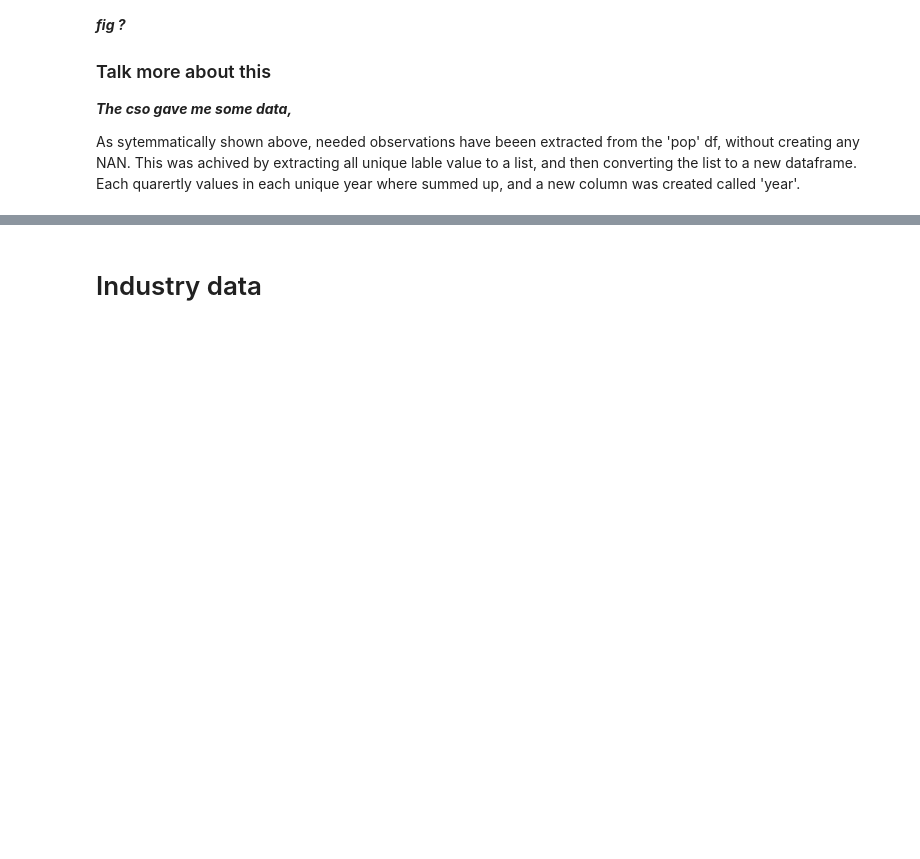
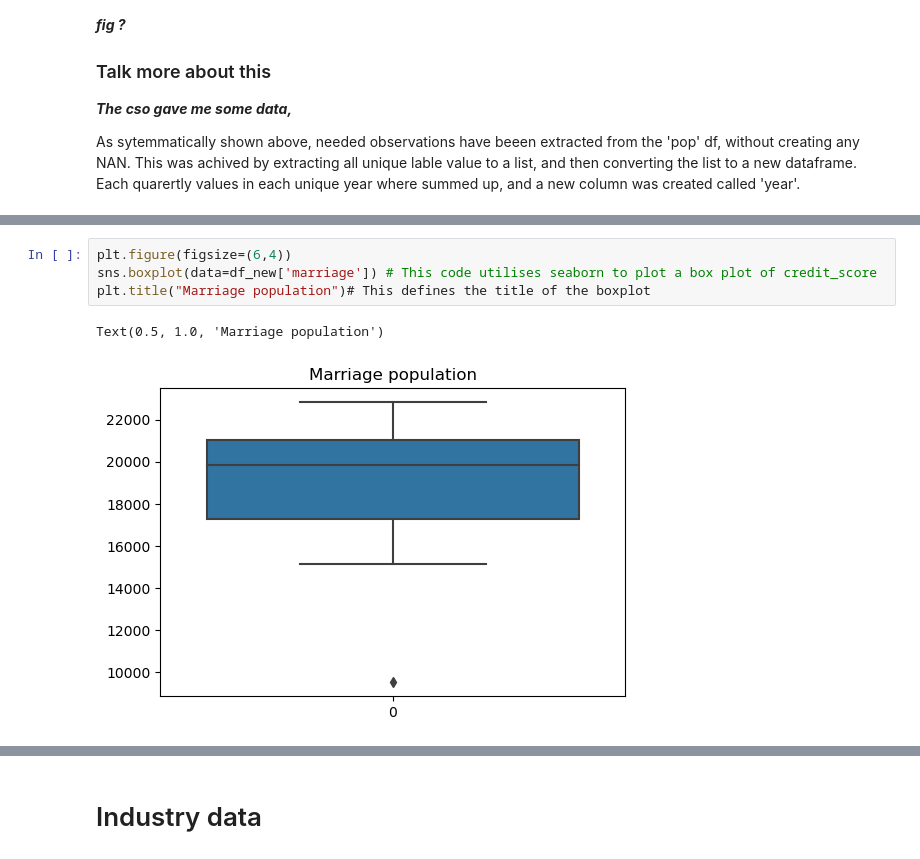
Before and after one commit to Ayomide-ola/Stategic_thinking-CA2, a Jupyter notebook: Population_CA2.ipynb, the cells around one changed output, grey strips where cells are left out. Saved outputs shown, nothing was run; the diff lists cells and outputs as text; blank space fills up the shorter version.

```diff
--- a/Population_CA2.ipynb
+++ b/Population_CA2.ipynb
@@ -970,0 +957,7 @@ df_new.head(20)
+# %%
+plt.figure(figsize=(6,4))
+sns.boxplot(data=df_new['marriage']) # This code utilises seaborn to plot a box plot of credit_score
+plt.title("Marriage population")# This defines the title of the boxplot
+# %% [output]
+Text(0.5, 1.0, 'Marriage population')
+[figure, added]
```
Also changed, not shown: parts of 208 cells of this notebook.
